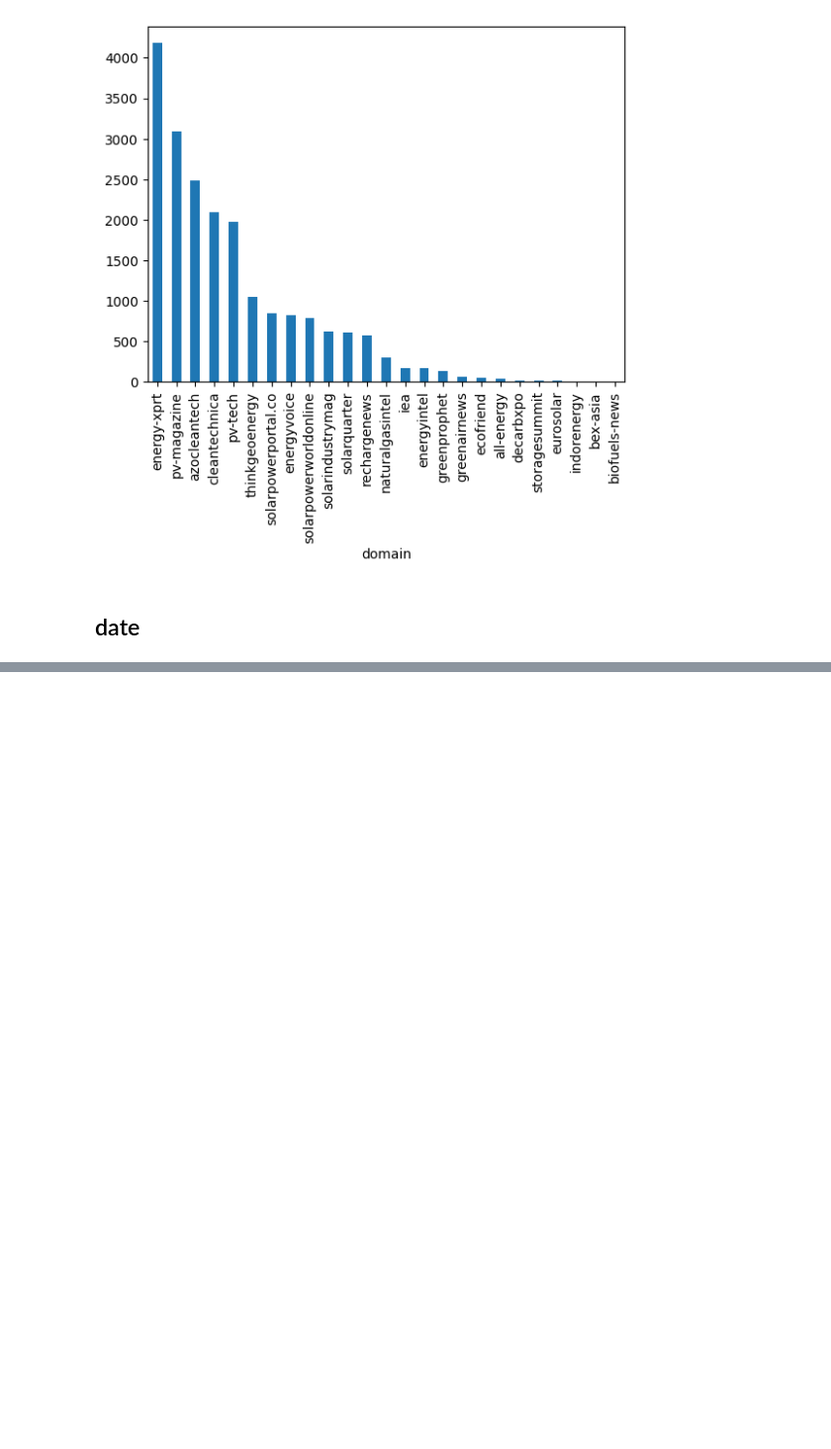
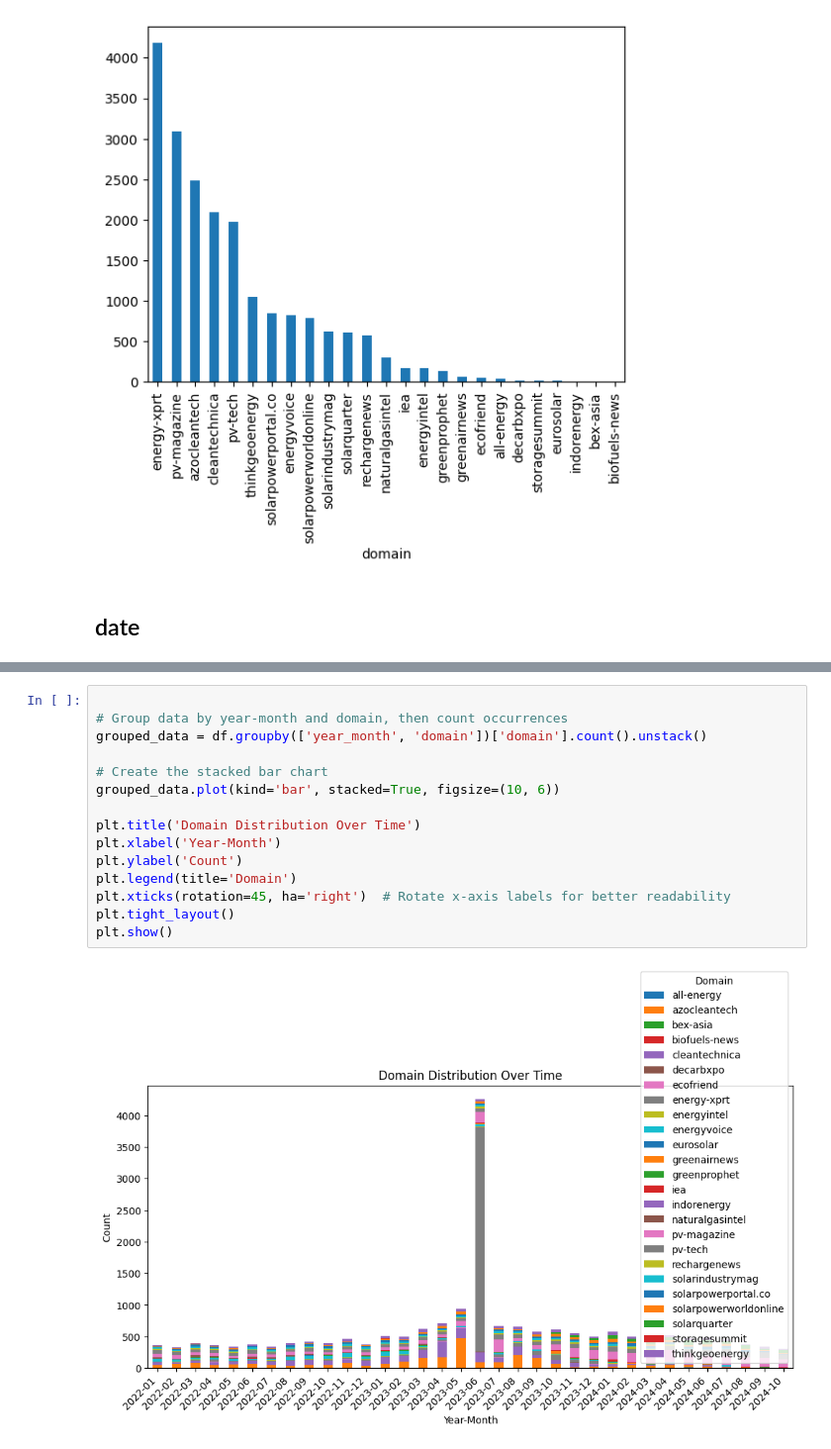
Before and after one commit to Jinqiao-Li/SwissText2025_CleanTech, a Jupyter notebook: phase1/patent_exploration.ipynb, the cells around one changed output, grey strips where cells are left out. Shown at 99% size. Saved outputs shown, nothing was run; the diff lists cells and outputs as text; blank space fills up the shorter version.

```diff
--- a/phase1/patent_exploration.ipynb
+++ b/phase1/patent_exploration.ipynb
@@ -135,0 +60,17 @@ df['date'].dt
+# %%
+
+# Group data by year-month and domain, then count occurrences
+grouped_data = df.groupby(['year_month', 'domain'])['domain'].count().unstack()
+
+# Create the stacked bar chart
+grouped_data.plot(kind='bar', stacked=True, figsize=(10, 6))
+
+plt.title('Domain Distribution Over Time')
+plt.xlabel('Year-Month')
+plt.ylabel('Count')
+plt.legend(title='Domain')
+plt.xticks(rotation=45, ha='right')  # Rotate x-axis labels for better readability
+plt.tight_layout()
+plt.show()
+# %% [output]
+[figure, added]
```
Also changed, not shown: parts of 18 cells of this notebook.
